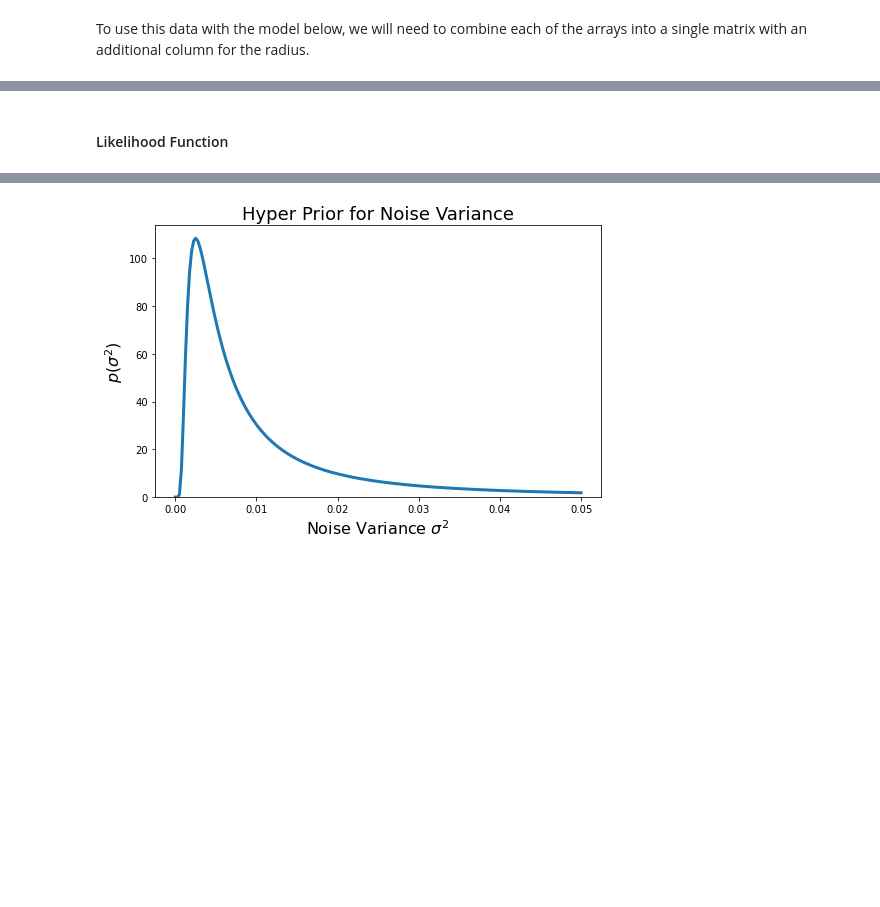
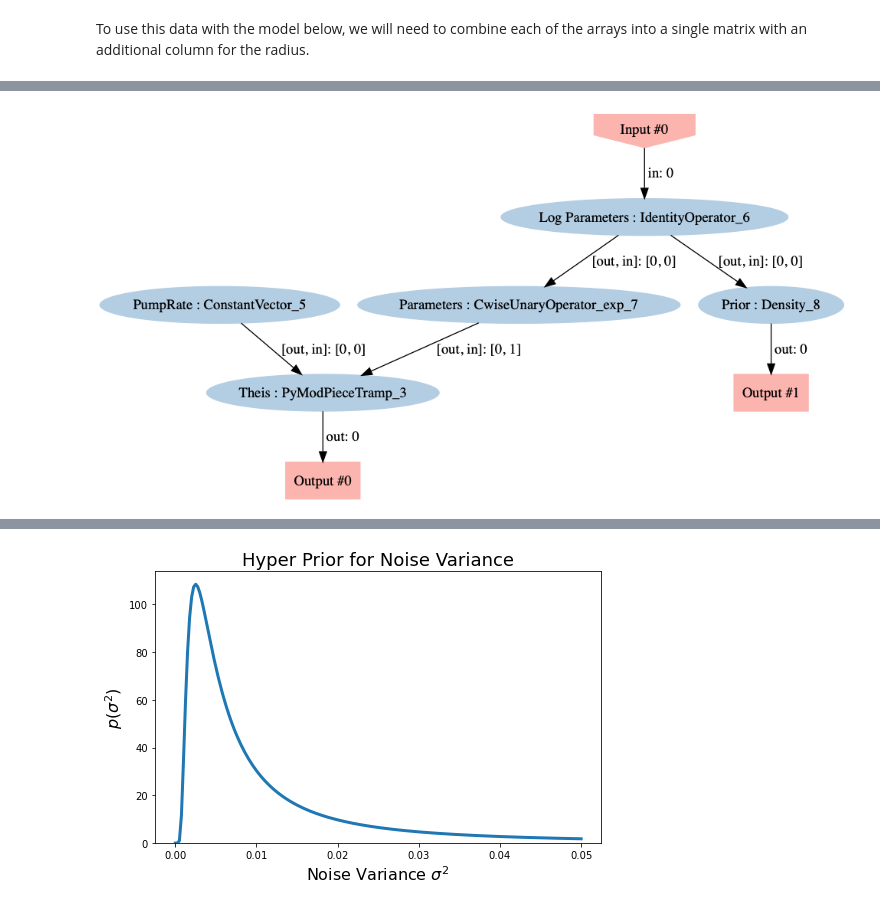
Before and after one commit to sebwolf-de/MUQ, a Jupyter notebook: examples/OtherApplications/PumpTest_Theis/TheisInference.ipynb, the cells around one changed output, grey strips where cells are left out. Cells and saved outputs as stored; diff of their text form; code cells hidden in the pictures; blank space fills up the shorter version.

```diff
--- a/examples/OtherApplications/PumpTest_Theis/TheisInference.ipynb
+++ b/examples/OtherApplications/PumpTest_Theis/TheisInference.ipynb
@@ -371,5 +397,8 @@ priorDist = mm.Gaussian(priorMean, priorVar)
 
 graph.AddNode(priorDist.AsDensity(), "Prior")
 graph.AddEdge('Log Parameters',0, 'Prior', 0)
-# %% [markdown]
-#### Likelihood Function
+# %%
+graph.Visualize('PosteriorGraph_Step2.png')
+Image('PosteriorGraph_Step2.png')
+# %% [output]
+[figure, added]
```
Also changed, not shown: parts of 40 cells of this notebook, 2 other files.
